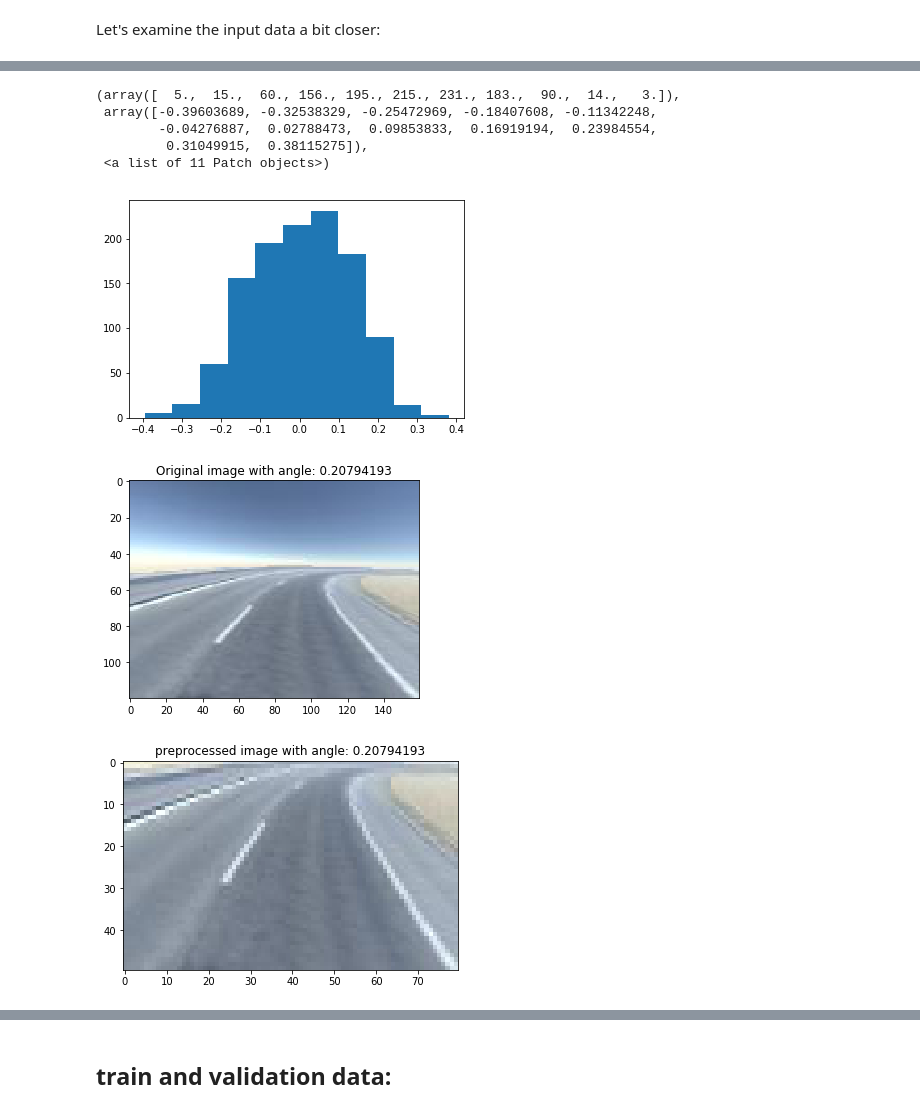
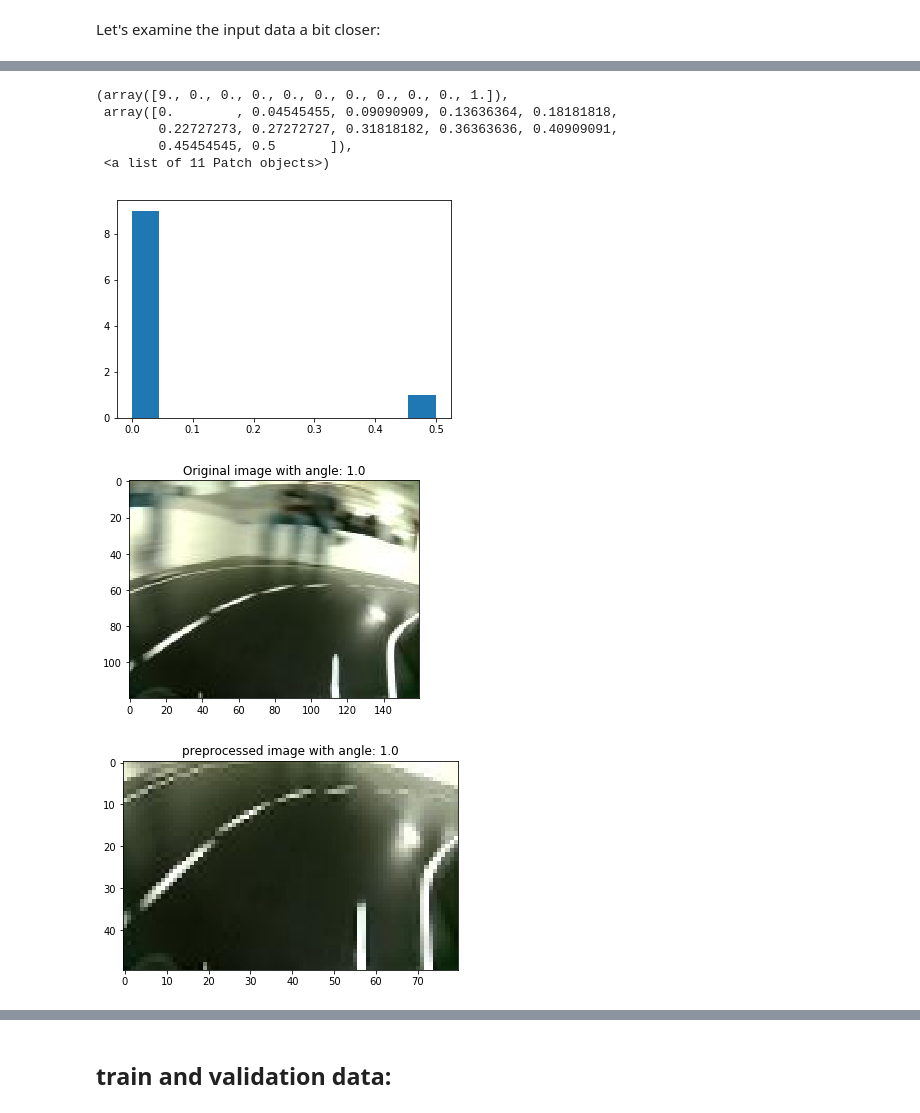
Before and after one commit to DiyAI-robocar/donkey, a Jupyter notebook: simulator_analysis/README.ipynb, the cells around one changed output, grey strips where cells are left out. Drawn from its saved outputs; the diff is of its cells as text; code cells hidden in the pictures.

```diff
--- a/simulator_analysis/README.ipynb
+++ b/simulator_analysis/README.ipynb
@@ -12,8 +10,9 @@ NOTE: Automatic training of the model is disabled when calling 'python model.py'
 ## Input data and filtering
 Let's have a look at our raw recorded data for training and validation:
 # %%
+%run model.py
 # use and prefix to get to your clean sample data from the simulator (e.g. see simulator_training_data.zip)
-train_json, adjusted, lengths = get_raw_data()
+train_json, adjusted, lengths = get_raw_data(path='../../tubp', prefix='real')
 print(train_json.shape)
 print(lengths)
 print(np.add.accumulate(lengths))
@@ -73,28 +85,28 @@ plt.hist(angles, bins=11)
 # %%
 # sub-sampling: every N-th pictuyre is enough:
-adjusted = sub_sample_data(adjusted, N=20)
+adjusted = sub_sample_data(adjusted, N=1)
 angles = get_all_angles(adjusted)
 plt.hist(angles, bins=11)
 # %% [output]
-(array([  5.,  15.,  60., 156., 195., 215., 231., 183.,  90.,  14.,   3.]),
- array([-0.39603689, -0.32538329, -0.25472969, -0.18407608, -0.11342248,
-        -0.04276887,  0.02788473,  0.09853833,  0.16919194,  0.23984554,
-         0.31049915,  0.38115275]),
+(array([9., 0., 0., 0., 0., 0., 0., 0., 0., 0., 1.]),
+ array([0.        , 0.04545455, 0.09090909, 0.13636364, 0.18181818,
+        0.22727273, 0.27272727, 0.31818182, 0.36363636, 0.40909091,
+        0.45454545, 0.5       ]),
  <a list of 11 Patch objects>)
-[figure, old version]
+[figure, new version]
 # %%
-img_idx = 42
+img_idx = 236
 
 img = cv2.imread(adjusted[img_idx][image_pos])
 plt.imshow(cv2.cvtColor(img, cv2.COLOR_BGR2RGB))
 plt.title("Original image with angle: " + str(adjusted[img_idx][angle_pos]))
 plt.show()
 
 
 img = get_image(img_idx, adjusted)
 plt.imshow(cv2.cvtColor(img, cv2.COLOR_BGR2RGB))
 plt.title("preprocessed image with angle: " + str(adjusted[img_idx][angle_pos]))
 plt.show()
 # %% [output]
-[figure, old version]
+[figure, new version]
-[figure, old version]
+[figure, new version]
```
Also changed, not shown: parts of 16 cells of this notebook, 5 other files.
